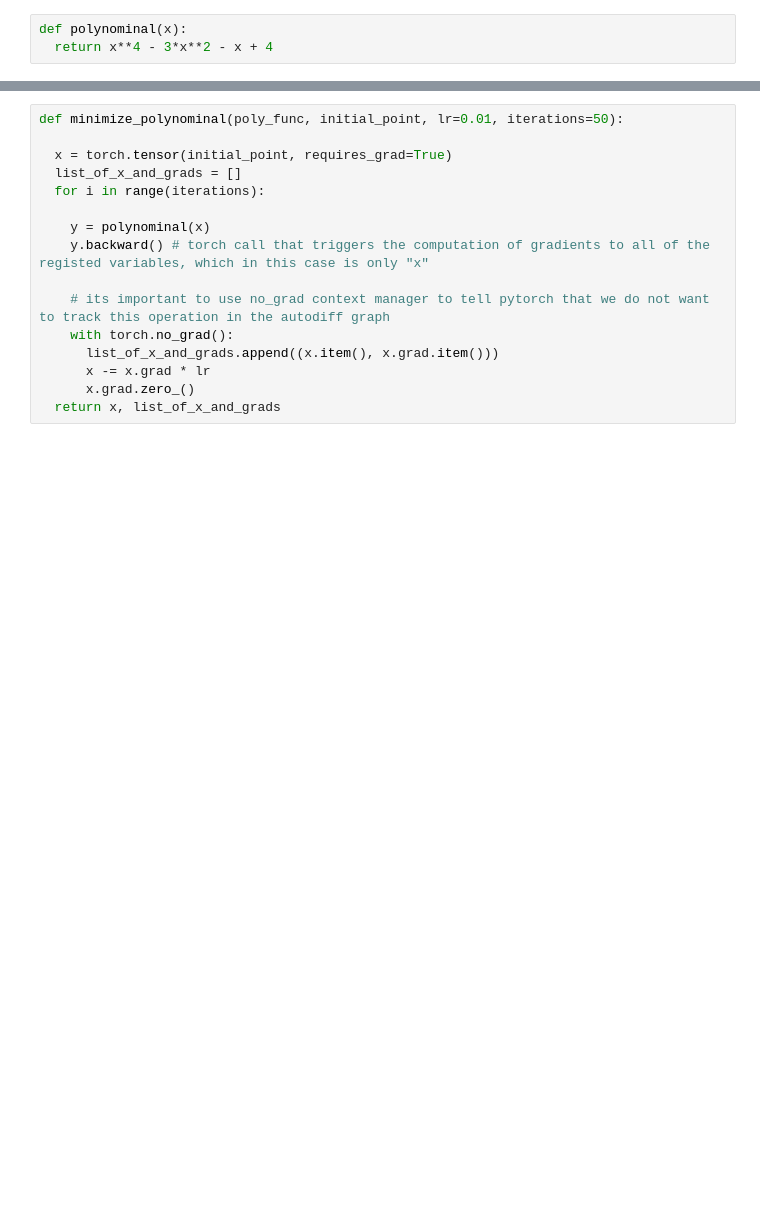
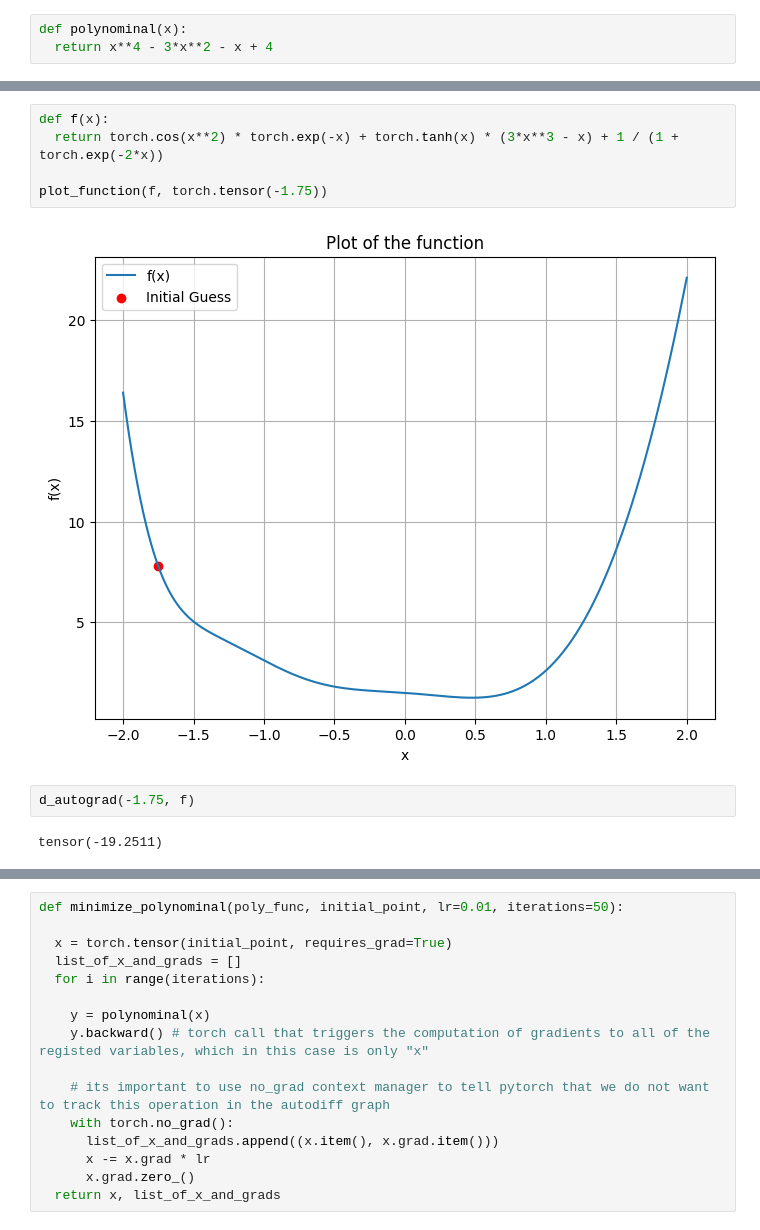
Before and after one commit to sousaUA/Neural-IR-hands-on, a Jupyter notebook: RI_practical_tutorial_1_Torch_background.ipynb, the cells around one changed output, grey strips where cells are left out. Drawn from its saved outputs; the diff is of its cells as text; blank space fills up the shorter version.

```diff
--- a/RI_practical_tutorial_1_Torch_background.ipynb
+++ b/RI_practical_tutorial_1_Torch_background.ipynb
@@ -132,0 +194,11 @@ plt.show()
+# %%
+def f(x):
+  return torch.cos(x**2) * torch.exp(-x) + torch.tanh(x) * (3*x**3 - x) + 1 / (1 + torch.exp(-2*x))
+
+plot_function(f, torch.tensor(-1.75))
+# %% [output]
+[figure, added]
+# %%
+d_autograd(-1.75, f)
+# %% [output]
+tensor(-19.2511)
```
Also changed, not shown: parts of 13 cells of this notebook.
